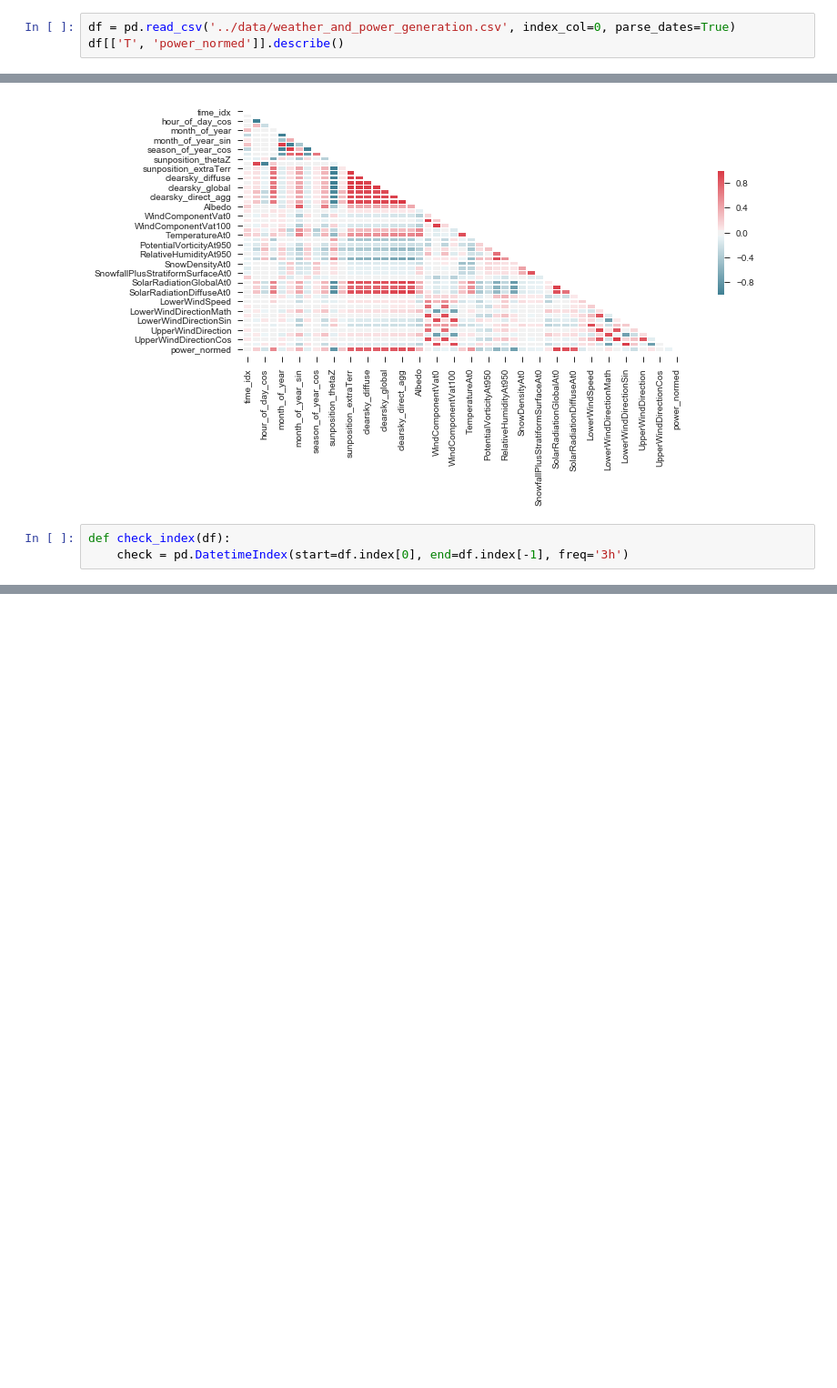
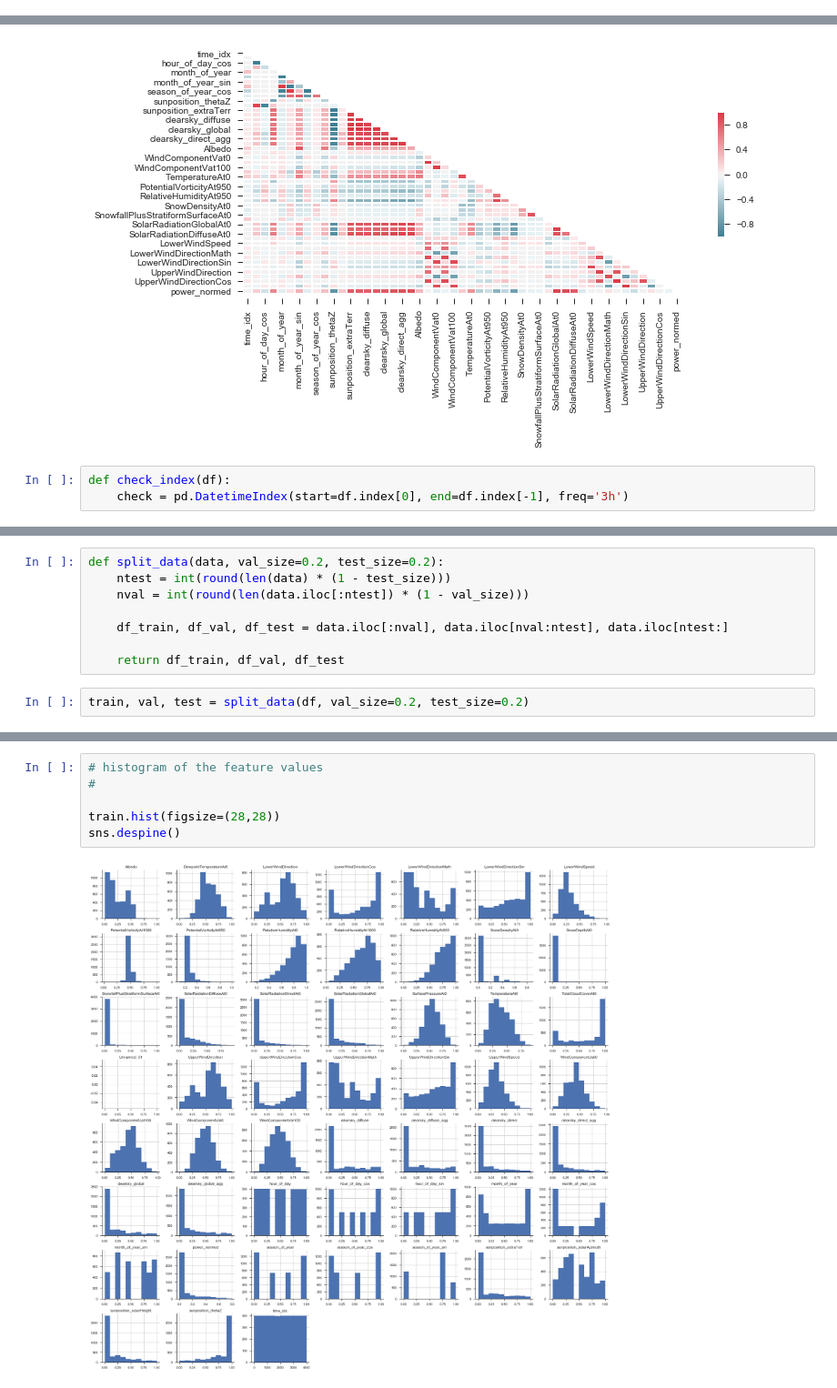
Before and after one commit to andrewnachtigal/solar_forecasting, a Jupyter notebook: german-solar.ipynb, the cells around one changed output, grey strips where cells are left out. Shown at 91% size. Saved outputs shown, nothing was run; the diff lists cells and outputs as text; blank space fills up the shorter version.

```diff
--- a/german-solar.ipynb
+++ b/german-solar.ipynb
@@ -82,6 +89,3 @@ p.line(x=df.index, y=data['power_normed'])
 show(p)
 # %% [output]
 [interactive output not drawn]
-# %%
-df = pd.read_csv('../data/weather_and_power_generation.csv', index_col=0, parse_dates=True)
-df[['T', 'power_normed']].describe()
@@ -177,0 +205,10 @@ Train Test Split
+# %%
+def split_data(data, val_size=0.2, test_size=0.2):
+    ntest = int(round(len(data) * (1 - test_size)))
+    nval = int(round(len(data.iloc[:ntest]) * (1 - val_size)))
+
+    df_train, df_val, df_test = data.iloc[:nval], data.iloc[nval:ntest], data.iloc[ntest:]
+
+    return df_train, df_val, df_test
+# %%
+train, val, test = split_data(df, val_size=0.2, test_size=0.2)
@@ -177,0 +236,8 @@ Train Test Split
+# %%
+# histogram of the feature values
+#
+
+train.hist(figsize=(28,28))
+sns.despine()
+# %% [output]
+[figure, added]
```
Also changed, not shown: parts of 9 cells of this notebook.
